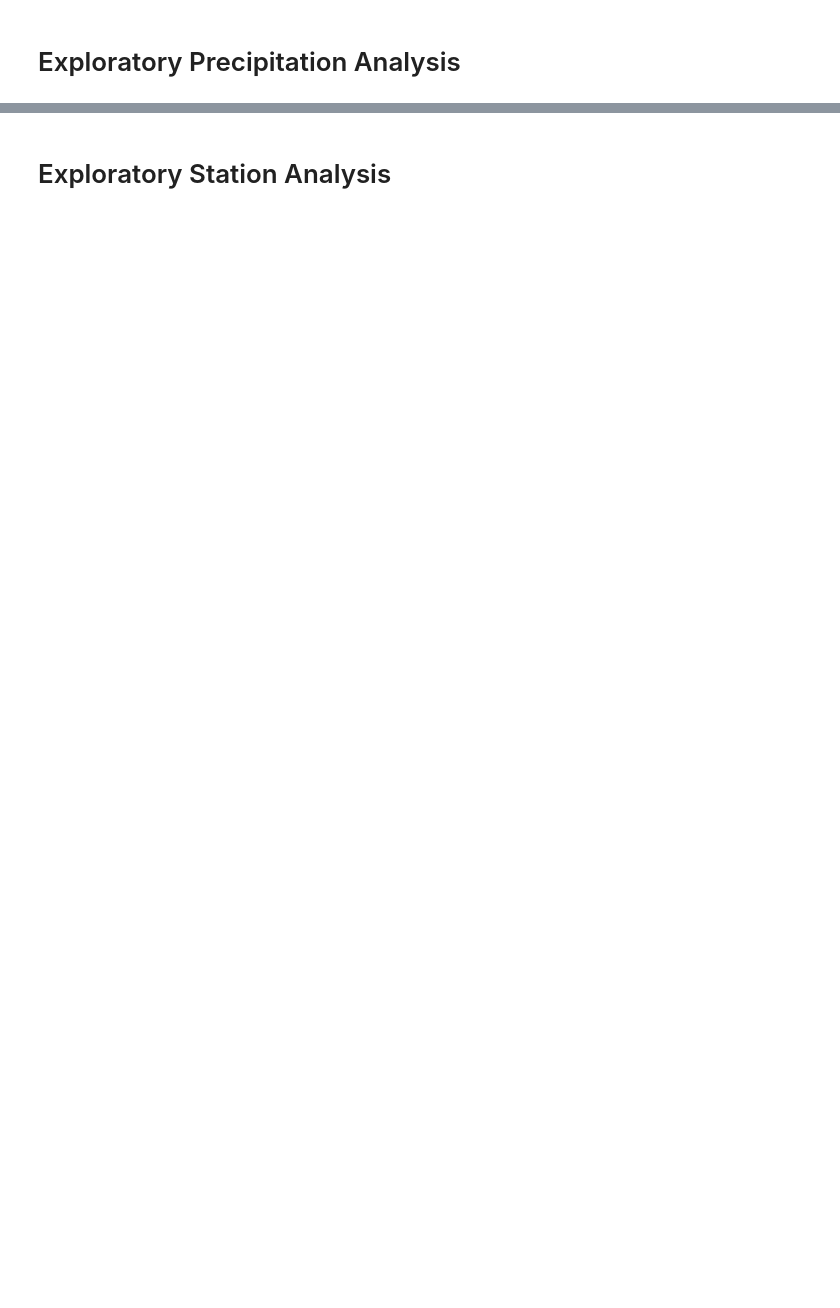
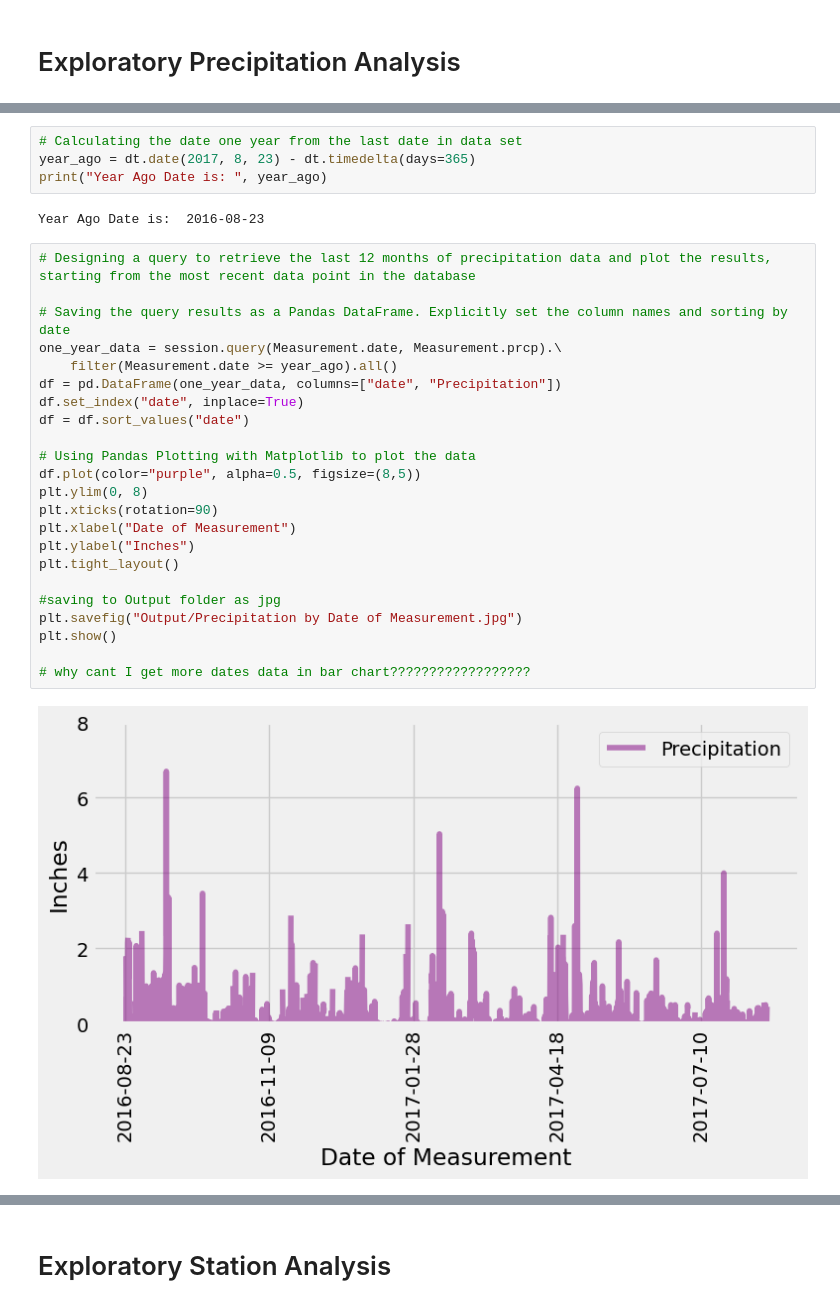
Before and after one commit to YargKlnc/SQLAlchemy-Challenge, a Jupyter notebook: climate_starter.ipynb, the cells around one changed output, grey strips where cells are left out. Drawn from its saved outputs; the diff is of its cells as text; blank space fills up the shorter version.

```diff
--- a/climate_starter.ipynb
+++ b/climate_starter.ipynb
@@ -64,2 +74,33 @@ Text(0, 0.5, 'Inches')
+# %%
+# Calculating the date one year from the last date in data set
+year_ago = dt.date(2017, 8, 23) - dt.timedelta(days=365)
+print("Year Ago Date is: ", year_ago)
+# %% [output]
+Year Ago Date is:  2016-08-23
+# %%
+# Designing a query to retrieve the last 12 months of precipitation data and plot the results, starting from the most recent data point in the database
+
+# Saving the query results as a Pandas DataFrame. Explicitly set the column names and sorting by date
+one_year_data = session.query(Measurement.date, Measurement.prcp).\
+    filter(Measurement.date >= year_ago).all()
+df = pd.DataFrame(one_year_data, columns=["date", "Precipitation"])
+df.set_index("date", inplace=True)
+df = df.sort_values("date")
+
+# Using Pandas Plotting with Matplotlib to plot the data
+df.plot(color="purple", alpha=0.5, figsize=(8,5))
+plt.ylim(0, 8)
+plt.xticks(rotation=90)
+plt.xlabel("Date of Measurement")
+plt.ylabel("Inches")
+plt.tight_layout()
+
+#saving to Output folder as jpg
+plt.savefig("Output/Precipitation by Date of Measurement.jpg")
+plt.show()
+
+# why cant I get more dates data in bar chart??????????????????
+# %% [output]
+[figure, added]
 # %%
 # Use Pandas to calculate the summary statistics for the precipitation data
```
Also changed, not shown: parts of 17 cells of this notebook, 1 other file.
